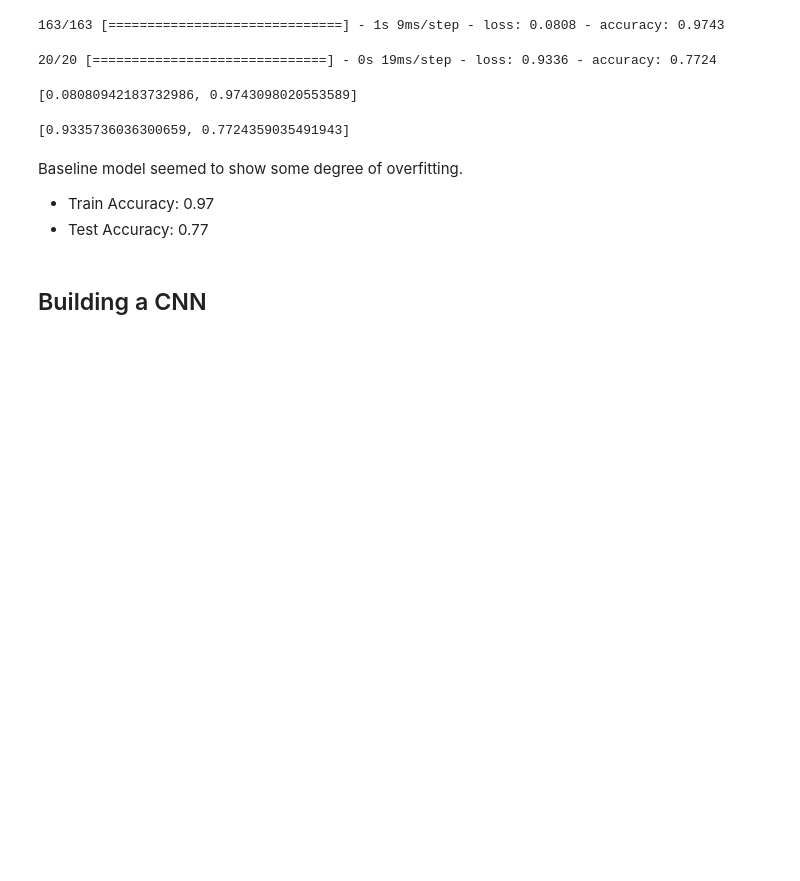
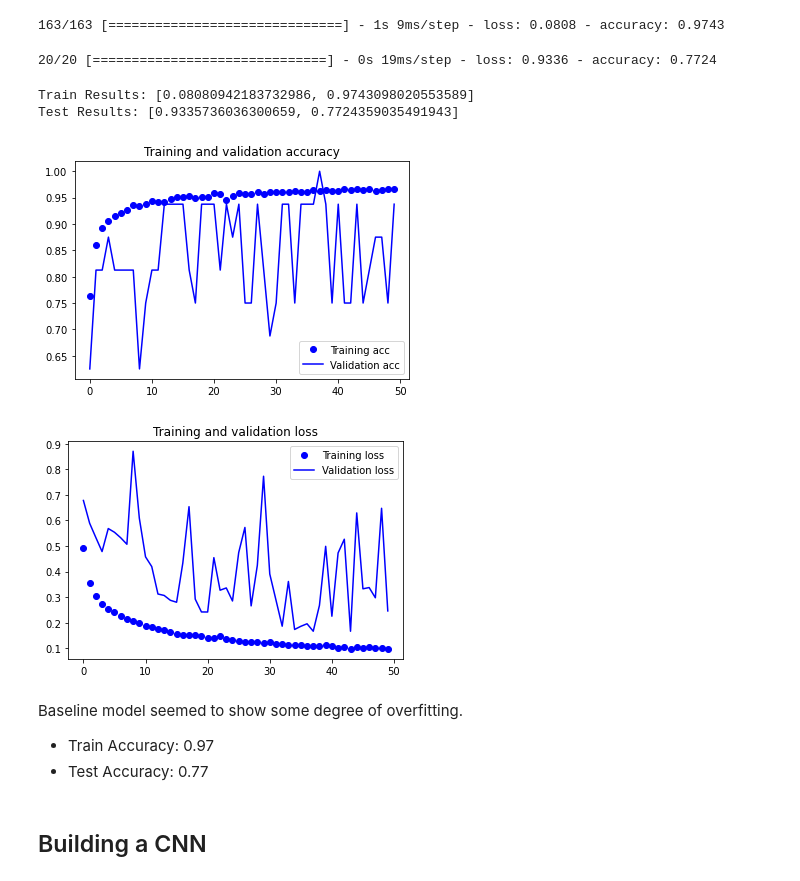
Before and after one commit to ldwilker10/pneumonia_classification, a Jupyter notebook: rough_draft_notebook.ipynb, the cells around one changed output. Drawn from its saved outputs; the diff is of its cells as text; code cells hidden in the pictures; blank space fills up the shorter version.

```diff
--- a/rough_draft_notebook.ipynb
+++ b/rough_draft_notebook.ipynb
@@ -193,14 +225,36 @@ results_train = model.evaluate(train_img, train_y)
 results_test = model.evaluate(test_img, test_y)
 # %% [output]
 20/20 [==============================] - 0s 19ms/step - loss: 0.9336 - accuracy: 0.7724
-# %%
-results_train
-# %% [output]
-[0.08080942183732986, 0.9743098020553589]
-# %%
-results_test
-# %% [output]
-[0.9335736036300659, 0.7724359035491943]
+# %%
+print('Train Results:', results_train)
+print('Test Results:', results_test)
+# %% [output]
+Train Results: [0.08080942183732986, 0.9743098020553589]
+Test Results: [0.9335736036300659, 0.7724359035491943]
+# %%
+# Plot history
+
+import matplotlib.pyplot as plt
+%matplotlib inline
+
+acc = history.history['accuracy']
+val_acc = history.history['val_accuracy']
+loss = history.history['loss']
+val_loss = history.history['val_loss']
+epochs = range(len(acc))
+plt.plot(epochs, acc, 'bo', label='Training acc')
+plt.plot(epochs, val_acc, 'b', label='Validation acc')
+plt.title('Training and validation accuracy')
+plt.legend()
+plt.figure()
+plt.plot(epochs, loss, 'bo', label='Training loss')
+plt.plot(epochs, val_loss, 'b', label='Validation loss')
+plt.title('Training and validation loss')
+plt.legend()
+plt.show()
+# %% [output]
+[figure, added]
+[figure, added]
 # %% [markdown]
 Baseline model seemed to show some degree of overfitting.
 - Train Accuracy: 0.97
```
Also changed, not shown: parts of 10 cells of this notebook.
